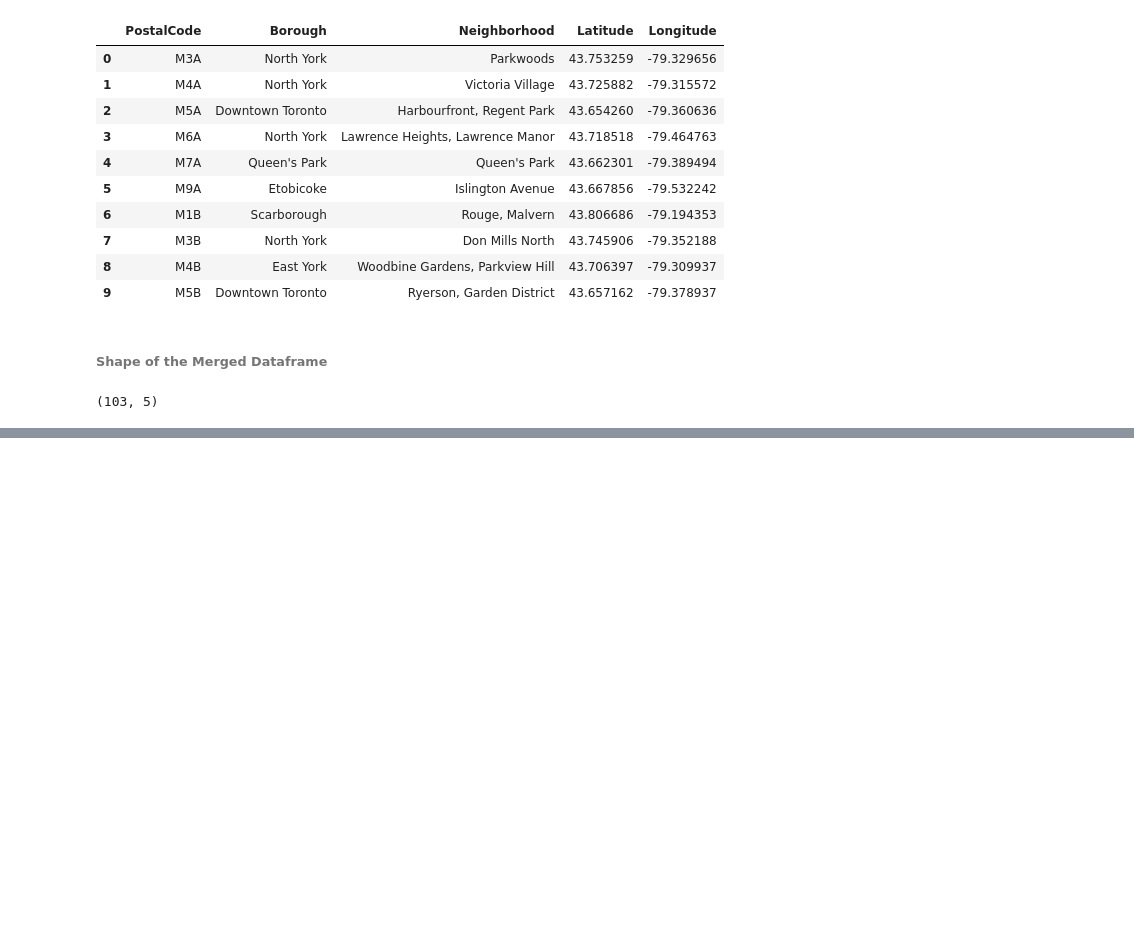
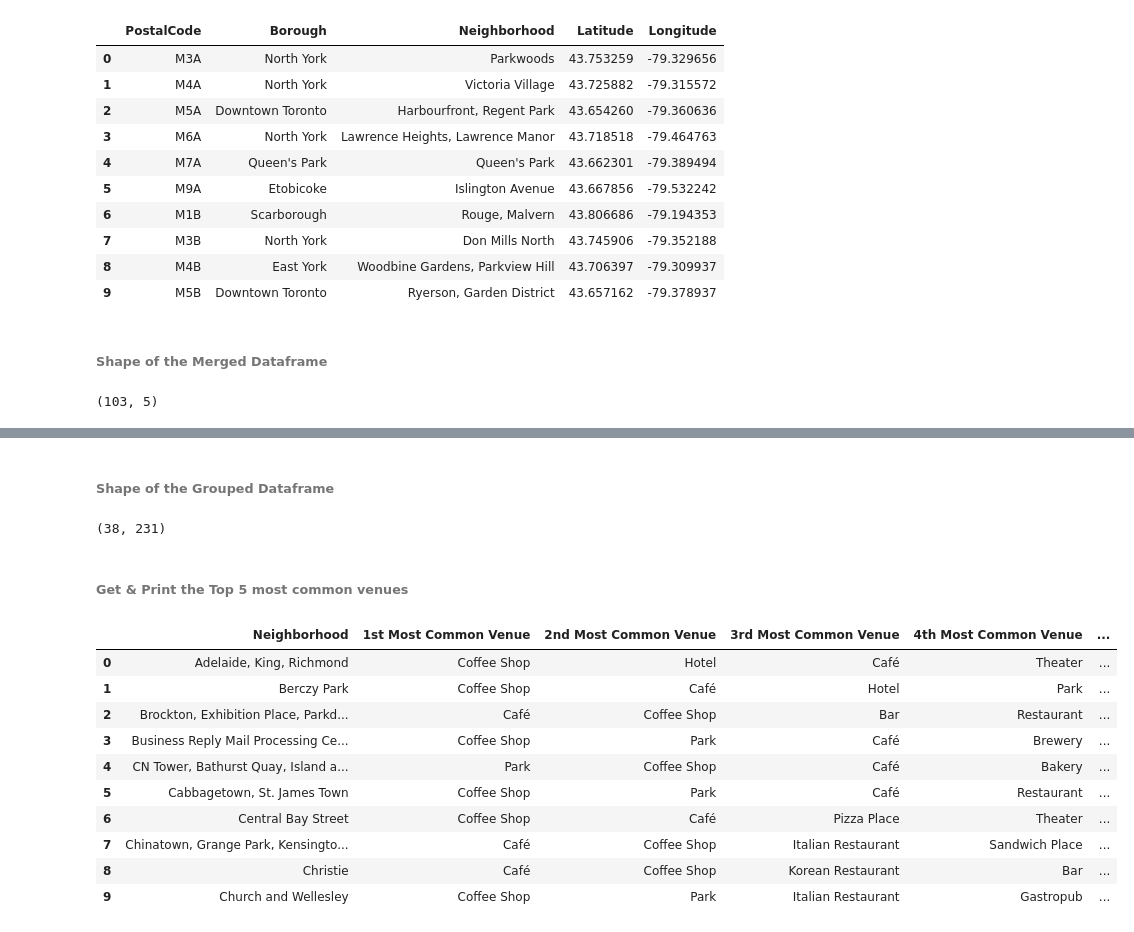
Before and after one commit to vminfant/Coursera_Capstone, a Jupyter notebook: Capstone_Segmenting_Neighborhoods_Toronto.ipynb, the cells around one changed output, grey strips where cells are left out. Drawn from its saved outputs; the diff is of its cells as text; code cells hidden in the pictures; blank space fills up the shorter version.

Commit message:
Toronto Neighbourhood clustering

```diff
--- a/Capstone_Segmenting_Neighborhoods_Toronto.ipynb
+++ b/Capstone_Segmenting_Neighborhoods_Toronto.ipynb
@@ -215,0 +285,3 @@ print(f"{mgd_pos_df.shape}")
+# %%
+toronto_df = mgd_pos_df.loc[mgd_pos_df['Borough'].str.contains("Toronto")]
+toronto_df.head()
@@ -215,0 +456,12 @@ print(f"{mgd_pos_df.shape}")
+# %%
+# one hot encoding
+toronto_onehot = pd.get_dummies(toronto_venues[['Venue Category']], prefix="", prefix_sep="")
+
+# add neighborhood column back to dataframe
+toronto_onehot['Neighborhood'] = toronto_venues['Neighborhood']
+
+# move neighborhood column to the first column
+fixed_columns = [toronto_onehot.columns[-1]] + list(toronto_onehot.columns[:-1])
+toronto_onehot = toronto_onehot[fixed_columns]
+
+toronto_onehot.head()
@@ -215,0 +484,3 @@ print(f"{mgd_pos_df.shape}")
+# %%
+toronto_grouped = toronto_onehot.groupby('Neighborhood').mean().reset_index()
+toronto_grouped.head()
@@ -215,0 +495,47 @@ print(f"{mgd_pos_df.shape}")
+# %% [markdown]
+###### Shape of the Grouped Dataframe
+# %%
+toronto_grouped.shape
+# %% [output]
+(38, 231)
+# %%
+def return_most_common_venues(row, num_top_venues):
+    row_categories = row.iloc[1:]
+    row_categories_sorted = row_categories.sort_values(ascending=False)
+
+    return row_categories_sorted.index.values[0:num_top_venues]
+# %% [markdown]
+###### Get & Print the Top 5 most common venues
+# %%
+num_top_venues = 5
+
+indicators = ['st', 'nd', 'rd']
+
+# create columns according to number of top venues
+columns = ['Neighborhood']
+for ind in np.arange(num_top_venues):
+    try:
+        columns.append('{}{} Most Common Venue'.format(ind+1, indicators[ind]))
+    except:
+        columns.append('{}th Most Common Venue'.format(ind+1))
+
+# create a new dataframe
+neighborhoods_venues_sorted = pd.DataFrame(columns=columns)
+neighborhoods_venues_sorted['Neighborhood'] = toronto_grouped['Neighborhood']
+
+for ind in np.arange(toronto_grouped.shape[0]):
+    neighborhoods_venues_sorted.iloc[ind, 1:] = return_most_common_venues(toronto_grouped.iloc[ind, :], num_top_venues)
+
+neighborhoods_venues_sorted.head(10)
+# %% [output]
+|  | Neighborhood | 1st Most Common Venue | 2nd Most Common Venue | 3rd Most Common Venue | 4th Most Common Venue | ... |
+| 0 | Adelaide, King, Richmond | Coffee Shop | Hotel | Café | Theater | ... |
+| 1 | Berczy Park | Coffee Shop | Café | Hotel | Park | ... |
+| 2 | Brockton, Exhibition Place, Parkd... | Café | Coffee Shop | Bar | Restaurant | ... |
+| 3 | Business Reply Mail Processing Ce... | Coffee Shop | Park | Café | Brewery | ... |
+| 4 | CN Tower, Bathurst Quay, Island a... | Park | Coffee Shop | Café | Bakery | ... |
+| 5 | Cabbagetown, St. James Town | Coffee Shop | Park | Café | Restaurant | ... |
+| 6 | Central Bay Street | Coffee Shop | Café | Pizza Place | Theater | ... |
+| 7 | Chinatown, Grange Park, Kensingto... | Café | Coffee Shop | Italian Restaurant | Sandwich Place | ... |
+| 8 | Christie | Café | Coffee Shop | Korean Restaurant | Bar | ... |
+| 9 | Church and Wellesley | Coffee Shop | Park | Italian Restaurant | Gastropub | ... |
```
Also changed, not shown: parts of 42 cells of this notebook.
